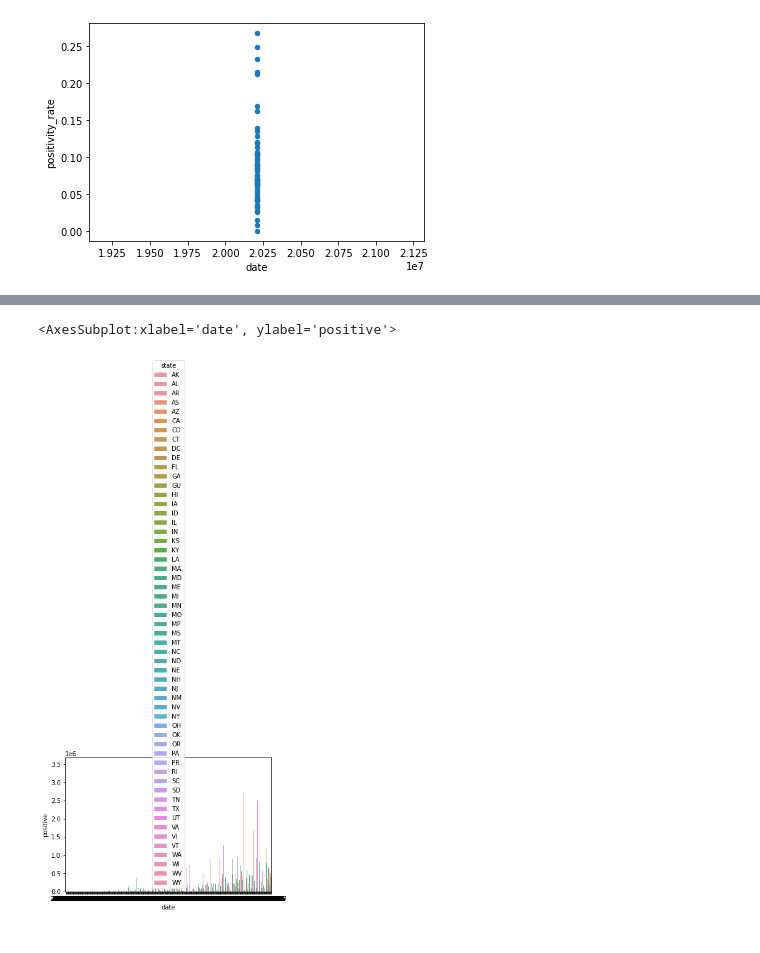
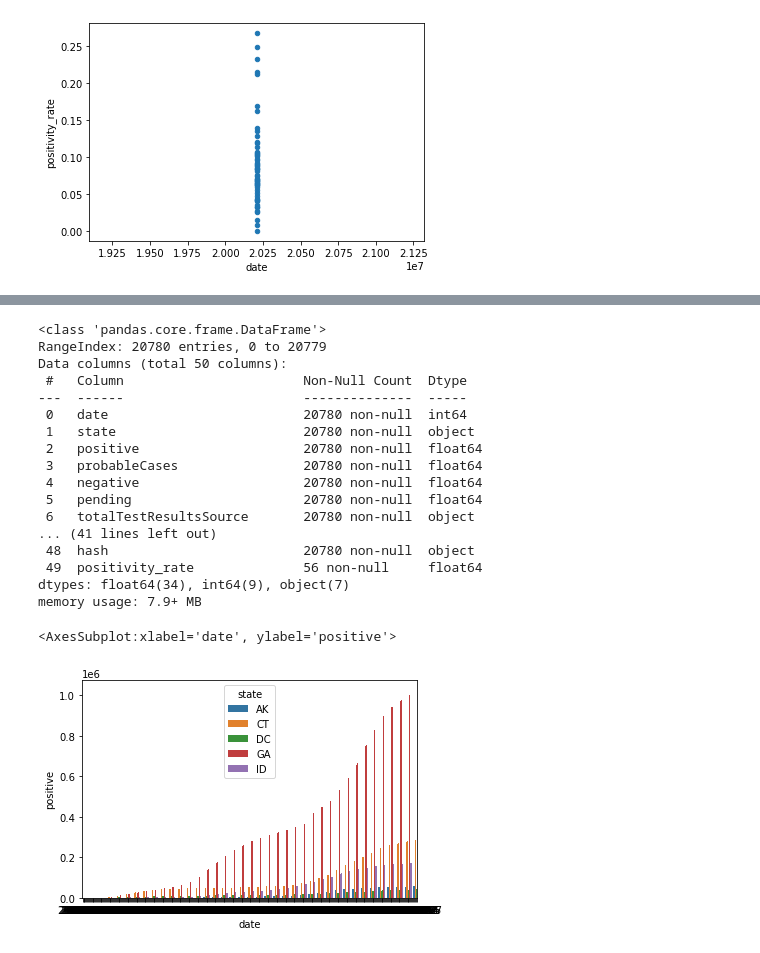
Before and after one commit to harshita-chauhan/Covid-Data-Engineering-Project-AWS, a Jupyter notebook: Data Wrangling & Data Analysis - Covid Data.ipynb, the cells around one changed output, grey strips where cells are left out. Saved outputs shown, nothing was run; the diff lists cells and outputs as text; code cells hidden in the pictures.

```diff
--- a/Data Wrangling & Data Analysis - Covid Data.ipynb
+++ b/Data Wrangling & Data Analysis - Covid Data.ipynb
@@ -426,5 +419,8 @@ ValueError: Cannot subset columns with a tuple with more than one element. Use a
 # %%
 #    'positive','negative','totalTestResults'
+options = ['AK', 'GA','DC','CT','ID']
+# selecting rows based on condition
+df_states_daily = df_states_daily[df_states_daily['state'].isin(options)]
 plotdata = df_states_daily.pivot(index='date',columns='state', values='positive')
 plotdata.plot(kind="line")
 plt.title("Positive cS")
@@ -470,9 +432,32 @@ NameError: name 'top10_cases' is not defined
+# %%
+df_states_daily.info()
+# %% [output]
+<class 'pandas.core.frame.DataFrame'>
+RangeIndex: 20780 entries, 0 to 20779
+Data columns (total 50 columns):
+ #   Column                       Non-Null Count  Dtype
+---  ------                       --------------  -----
+ 0   date                         20780 non-null  int64
+ 1   state                        20780 non-null  object
+ 2   positive                     20780 non-null  float64
+ 3   probableCases                20780 non-null  float64
+ 4   negative                     20780 non-null  float64
+ 5   pending                      20780 non-null  float64
+ 6   totalTestResultsSource       20780 non-null  object
+... (41 lines left out)
+ 48  hash                         20780 non-null  object
+ 49  positivity_rate              56 non-null     float64
+dtypes: float64(34), int64(9), object(7)
+memory usage: 7.9+ MB
 # %%
 #No. of posotive cases line chart state by date
 import seaborn as sns
+options = ['AK', 'GA','DC','CT','ID']
+# selecting rows based on condition
+df_states_daily = df_states_daily[df_states_daily['state'].isin(options)]
 sns.barplot(x='date', y='positive', hue='state', data=df_states_daily)
 # %% [output]
 <AxesSubplot:xlabel='date', ylabel='positive'>
-[figure, old version]
+[figure, new version]
 # %%
 #Top 10 Deaths by state
```
Also changed, not shown: parts of 10 cells of this notebook.
